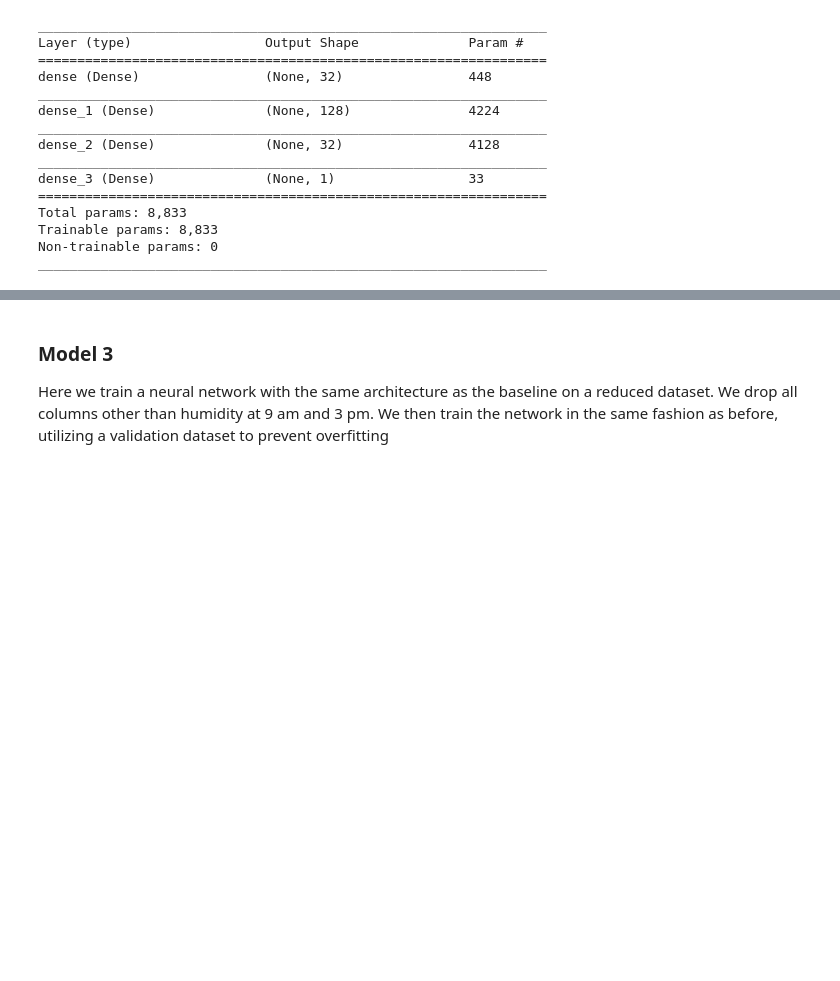
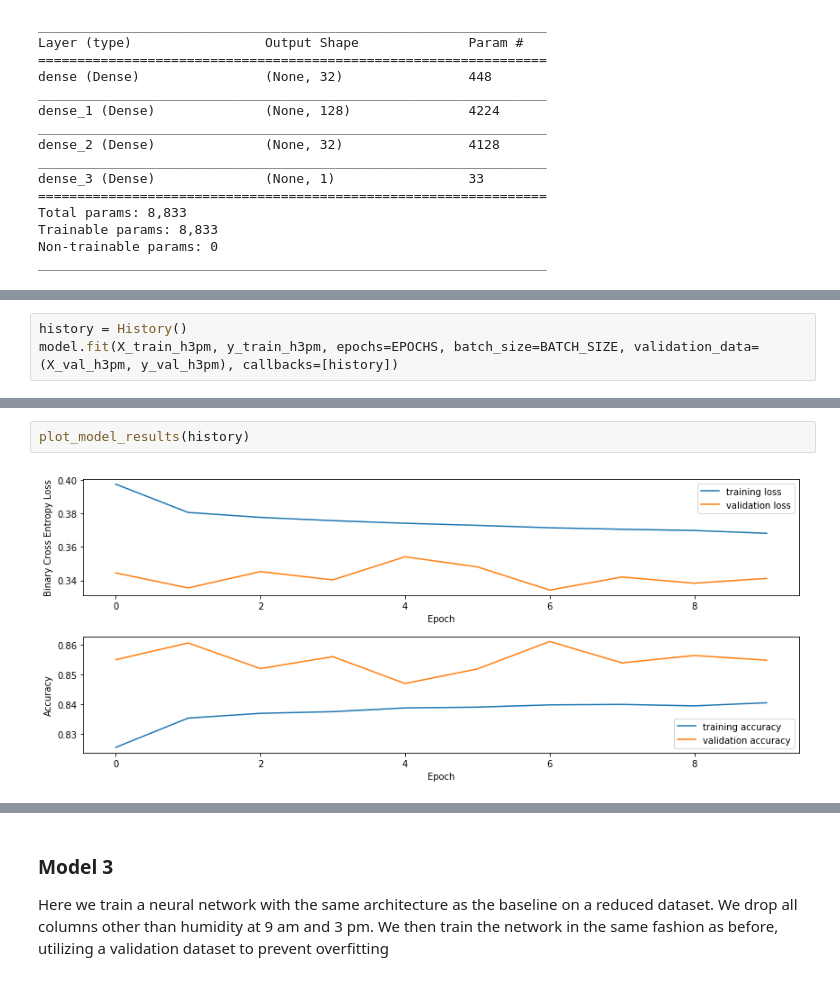
Before and after one commit to elliotvilhelm/COGS_108, a Jupyter notebook: main.ipynb, the cells around one changed output, grey strips where cells are left out. Drawn from its saved outputs; the diff is of its cells as text; blank space fills up the shorter version.

```diff
--- a/main.ipynb
+++ b/main.ipynb
@@ -330,0 +389,3 @@ Model 2 drops the Rainfall feature.
+# %%
+history = History()
+model.fit(X_train_h3pm, y_train_h3pm, epochs=EPOCHS, batch_size=BATCH_SIZE, validation_data=(X_val_h3pm, y_val_h3pm), callbacks=[history])
@@ -330,0 +411,4 @@ Model 2 drops the Rainfall feature.
+# %%
+plot_model_results(history)
+# %% [output]
+[figure, added]
```
Also changed, not shown: parts of 36 cells of this notebook.
